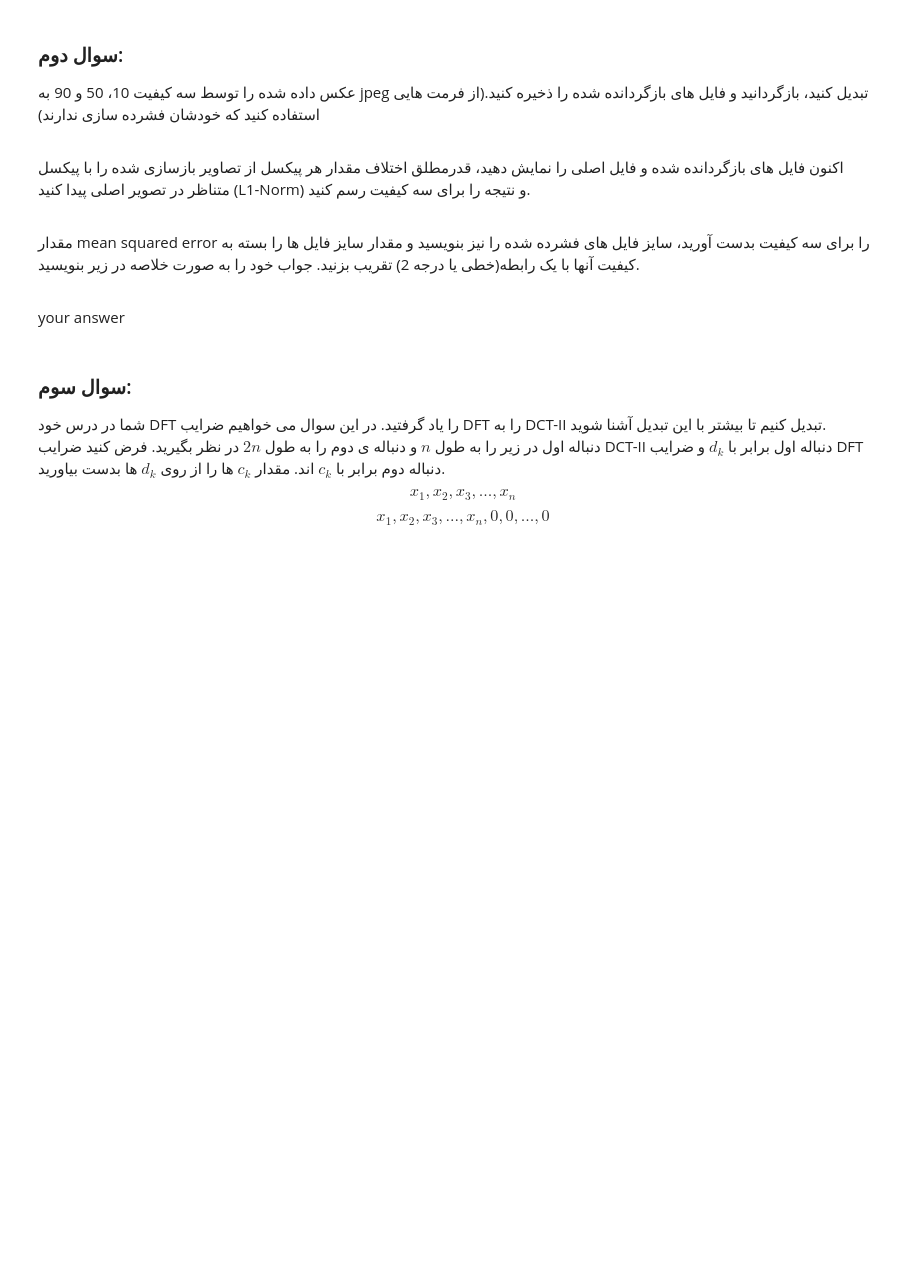
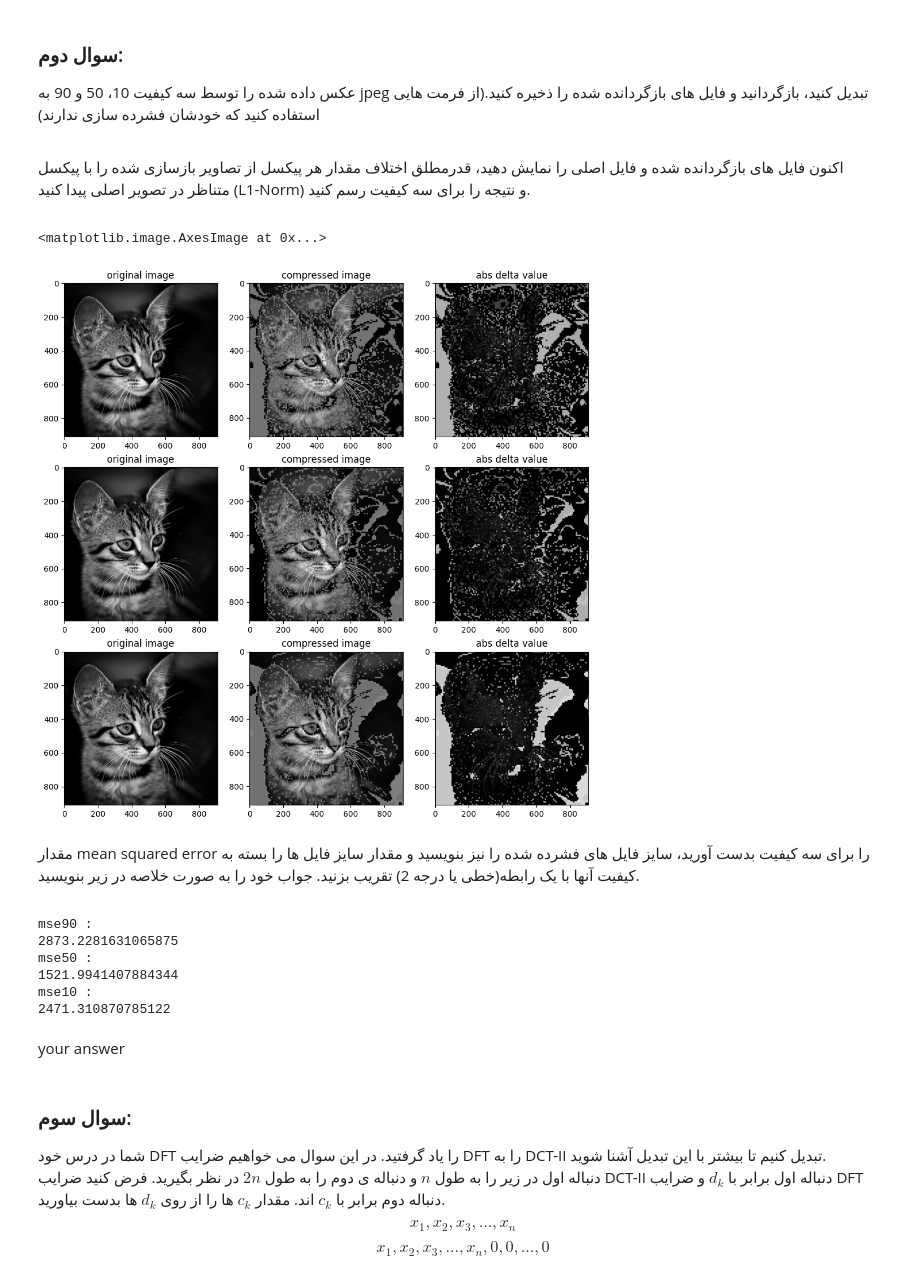
Before and after one commit to imghady/image_compressor, a Jupyter notebook: 1.ipynb, the cells around one changed output. Saved outputs shown, nothing was run; the diff lists cells and outputs as text; code cells hidden in the pictures; blank space fills up the shorter version.

```diff
--- a/1.ipynb
+++ b/1.ipynb
@@ -576,9 +573,67 @@ compressed_image_10 = jpeg_decomp('compress_text_10.txt', 'compress_img_10.jpeg'
+# %%
+fig = plt.figure(figsize=(12, 12))
+
+fig.add_subplot(3, 3, 1)
+plt.title("original image")
+plt.imshow(image, cmap='gray')
+
+fig.add_subplot(3, 3, 2)
+plt.title("compressed image")
+plt.imshow(compressed_image_90, cmap='gray')
+
+fig.add_subplot(3, 3, 3)
+plt.title("abs delta value")
+plt.imshow(np.abs(image - compressed_image_90[:910, :910]), cmap='gray')
+
+fig.add_subplot(3, 3, 4)
+plt.title("original image")
+plt.imshow(image, cmap='gray')
+
+fig.add_subplot(3, 3, 5)
+plt.title("compressed image")
+plt.imshow(compressed_image_50, cmap='gray')
+
+fig.add_subplot(3, 3, 6)
+plt.title("abs delta value")
+plt.imshow(np.abs(image - compressed_image_50[:910, :910]), cmap='gray')
+
+fig.add_subplot(3, 3, 7)
+plt.title("original image")
+plt.imshow(image, cmap='gray')
+
+fig.add_subplot(3, 3, 8)
+plt.title("compressed image")
+plt.imshow(compressed_image_10, cmap='gray')
+
+fig.add_subplot(3, 3, 9)
+plt.title("abs delta value")
+plt.imshow(np.abs(image - compressed_image_10[:910, :910]), cmap='gray')
+# %% [output]
+<matplotlib.image.AxesImage at 0x...>
+[figure, added]
 # %% [markdown]
 <div dir="rtl">
 
 مقدار mean squared error را برای سه کیفیت بدست آورید، سایز فایل های فشرده شده را نیز بنویسید و مقدار سایز فایل ها را بسته به کیفیت آنها با یک رابطه(خطی یا درجه 2) تقریب بزنید. جواب خود را به صورت خلاصه در زیر بنویسید.
 
 </div>
+# %%
+mse90 = np.square(image - compressed_image_90[:910, :910]).mean(axis=None)
+print("mse90 :")
+print(mse90)
+mse50 = np.square(image - compressed_image_50[:910, :910]).mean(axis=None)
+print("mse50 :")
+print(mse50)
+mse10 = np.square(image - compressed_image_10[:910, :910]).mean(axis=None)
+print("mse10 :")
+print(mse10)
+# %% [output]
+mse90 :
+2873.2281631065875
+mse50 :
+1521.9941407884344
+mse10 :
+2471.310870785122
 # %% [markdown]
 your answer
 # %% [markdown]
```
Also changed, not shown: parts of 2 cells of this notebook.
